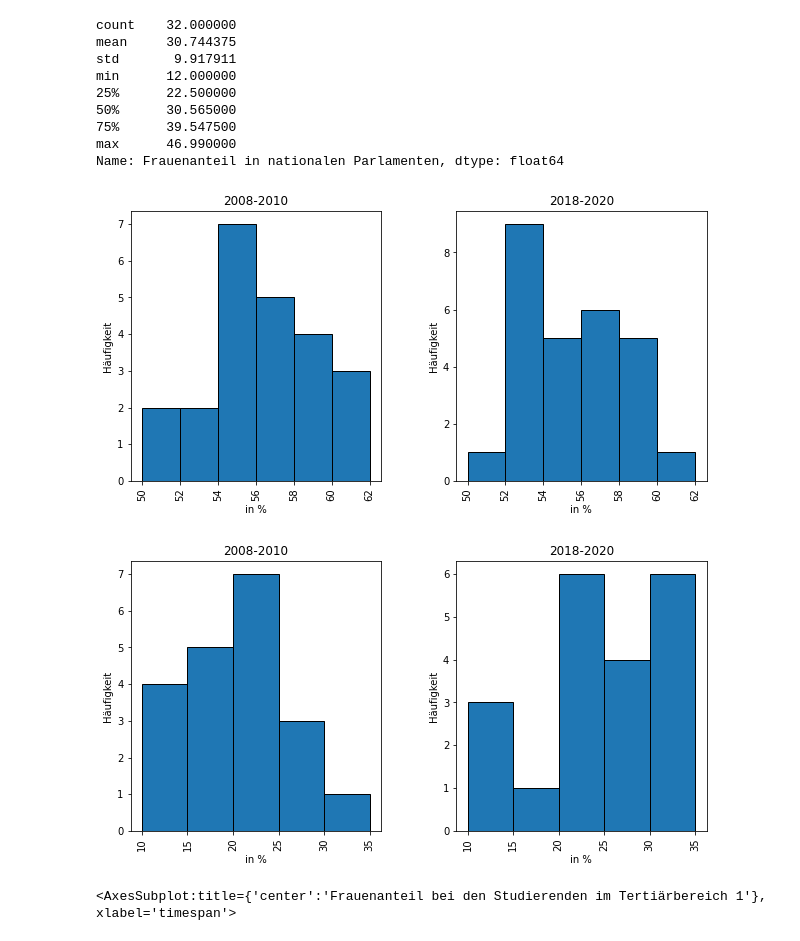
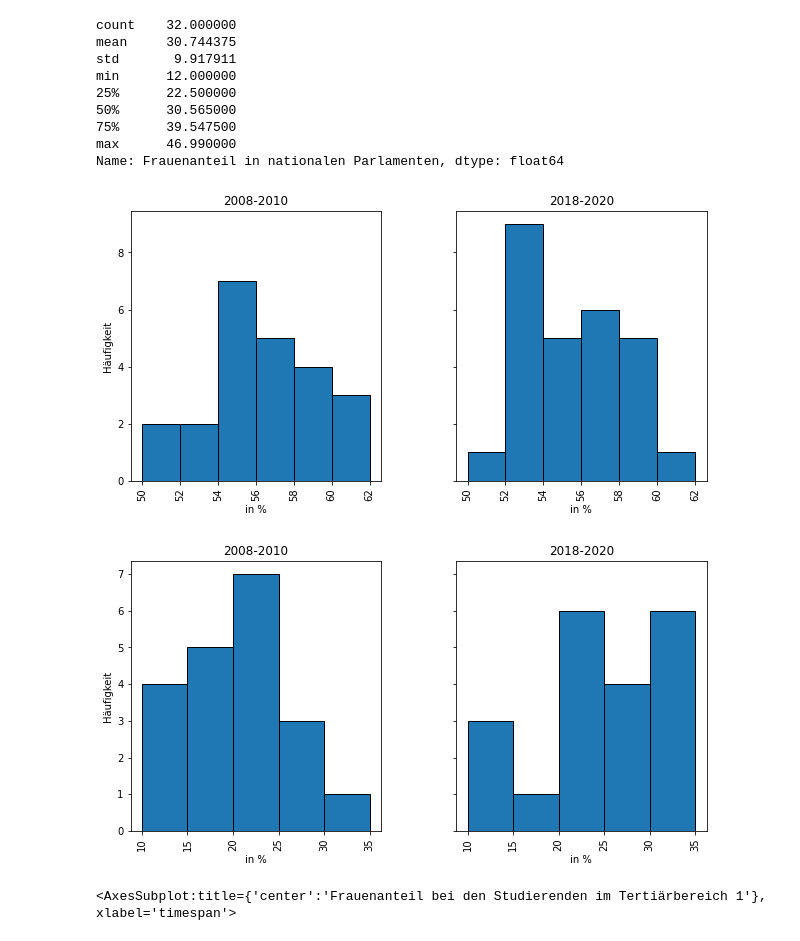
Before and after one commit to michaelbeutler/bbzbl-idaf-data-analysis, a Jupyter notebook: idaf.ipynb, the cells around one changed output. Cells and saved outputs as stored; diff of their text form; code cells hidden in the pictures.

Commit message:
Added helper methods and export of diagrams. 📲

```diff
--- a/idaf.ipynb
+++ b/idaf.ipynb
@@ -23,6 +24,15 @@ def format_hist(hist):
     for ax in hist.flatten():
         ax.set_xlabel("in %")
         ax.set_ylabel("Häufigkeit")
+
+
+def save_hist(hist, name):
+    if not os.path.exists('./diagrams'):
+        os.makedirs('./diagrams')
+    ax = hist.flatten()[0]
+    fig = ax.get_figure()
+    fig.savefig(
+        './diagrams/{name}hist.png'.format(name=name),  transparent=True)
 # %%
 # Describe
 df2008to2010['Frauenanteil bei den Studierenden im Tertiärbereich 1'].describe(
@@ -82,27 +92,32 @@ Name: Frauenanteil in nationalen Parlamenten, dtype: float64
 # %%
 # Print hist for Frauenanteil bei den Studierenden im Tertiärbereich 1 2008-2010, 2018-2020
 bins = np.arange(start=50, stop=64, step=2)
 hist = df.hist(column='Frauenanteil bei den Studierenden im Tertiärbereich 1',
+               sharey=True,
                figsize=[10, 5],
                by='timespan',
                bins=bins,
                edgecolor='black')
 
+
 format_hist(hist)
+save_hist(hist, 'study2008-2010_2018-2020')
 # %% [output]
-[figure, old version]
+[figure, new version]
 # %%
 # Print hist for Frauenanteil in nationalen Parlamenten 2008-2010, 2018-2020
 bins = np.arange(start=10, stop=40, step=5)
 hist = df.hist(column='Frauenanteil in nationalen Parlamenten',
+               sharey=True,
                figsize=[10, 5],
                by='timespan',
                bins=bins,
                edgecolor='black')
 
 format_hist(hist)
+save_hist(hist, 'politics2008-2010_2018-2020')
 # %% [output]
-[figure, old version]
+[figure, new version]
 # %%
 # Print boxplot
 df.boxplot(by='timespan',
```
Also changed, not shown: parts of 1 cell of this notebook, 5 other files.
